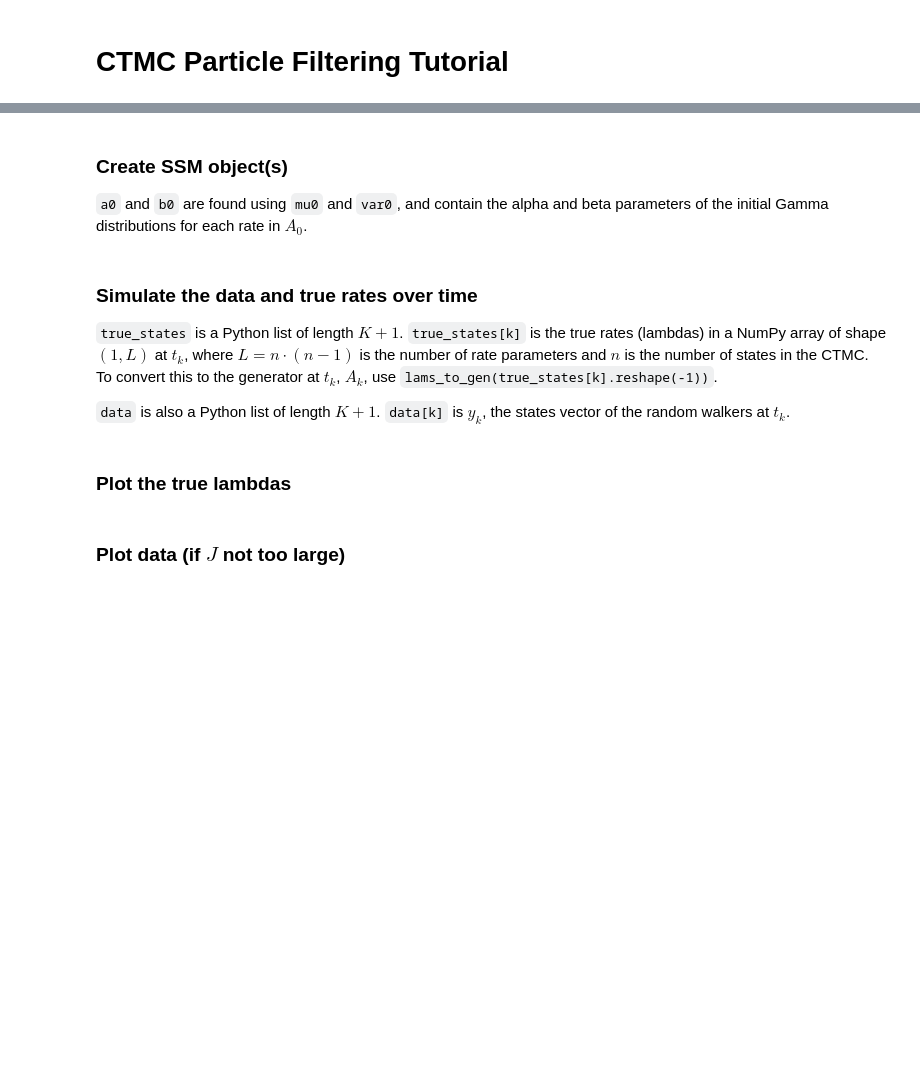
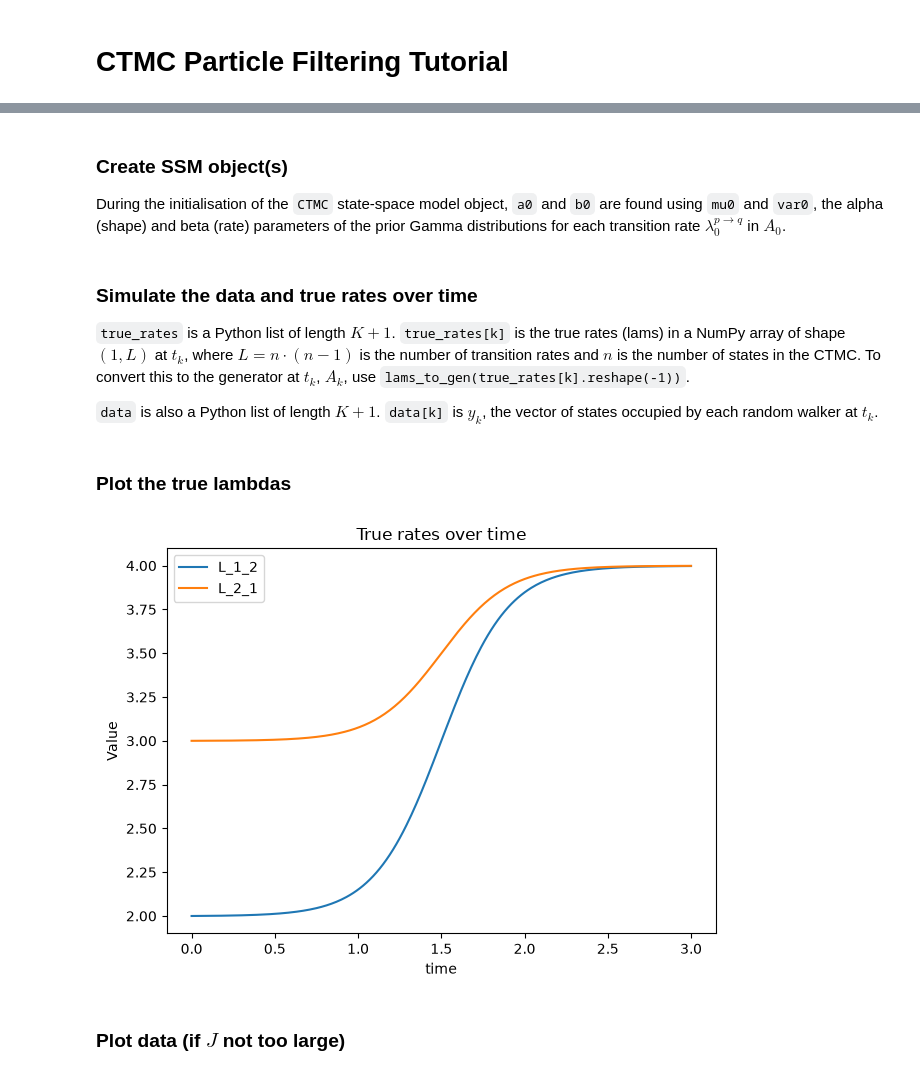
Before and after one commit to JayBrydon2015/ctmc-particle-filtering, a Jupyter notebook: tutorial.ipynb, the cells around one changed output, grey strips where cells are left out. Saved outputs shown, nothing was run; the diff lists cells and outputs as text; code cells hidden in the pictures; blank space fills up the shorter version.

```diff
--- a/tutorial.ipynb
+++ b/tutorial.ipynb
@@ -52,5 +53,5 @@ time_points = delta_t * k_series
 # %% [markdown]
 ### Create SSM object(s)
 
-`a0` and `b0` are found using `mu0` and `var0`, and contain the alpha and beta parameters of the initial Gamma distributions for each rate in $A_0$.
+During the initialisation of the `CTMC` state-space model object, `a0` and `b0` are found using `mu0` and `var0`, the alpha (shape) and beta (rate) parameters of the prior Gamma distributions for each transition rate $\lambda^{p \to q}_0$ in $A_0$.
 # %%
@@ -65,39 +63,44 @@ y_init = ctmc_ssm.y_init
 # %% [markdown]
 ### Simulate the data and true rates over time
 
-`true_states` is a Python list of length $K+1$. `true_states[k]` is the true rates (lambdas) in a NumPy array of shape $(1, L)$ at $t_k$, where $L=n\cdot (n-1)$ is the number of rate parameters and $n$ is the number of states in the CTMC. To convert this to the generator at $t_k$, $A_k$, use `lams_to_gen(true_states[k].reshape(-1))`.
+`true_rates` is a Python list of length $K+1$. `true_rates[k]` is the true rates (lams) in a NumPy array of shape $(1, L)$ at $t_k$, where $L=n\cdot (n-1)$ is the number of transition rates and $n$ is the number of states in the CTMC. To convert this to the generator at $t_k$, $A_k$, use `lams_to_gen(true_rates[k].reshape(-1))`.
 
-`data` is also a Python list of length $K+1$. `data[k]` is $y_k$, the states vector of the random walkers at $t_k$.
+`data` is also a Python list of length $K+1$. `data[k]` is $y_k$, the vector of states occupied by each random walker at $t_k$.
 # %%
-## Sigmoid growth ##
+## Simulate true rates: sigmoid growth ##
+
 max_growth = np.array([2, 1]) # Must be same shape as mu0
-sig_func_val = 14 # Tune this to achieve desired shape of sigmoid growth
-true_states = simulate_sigmoid_growth(mu0=mu0, max_growth=max_growth, K=K,
-                                      sig_func_val=sig_func_val)
-data = simulate_data(true_rates=true_states, n=n, J=J, delta_t=delta_t,
-                     y_init=y_init)
+s = 0.05 # Tune this to achieve desired shape of sigmoid growth
+
+true_rates = simulate_sigmoid_growth(
+    mu0=mu0, max_growth=max_growth, K=K, s=s
+)
 
 
-## Store true lambdas in Pandas dataframe ##
-lams_gen_positions = [lams_idx_to_gen_pos(i, n)
-                      for i in range(true_states[0].shape[1])]
-true_lams = pd.DataFrame(np.stack([true_state.reshape(-1)
-                                   for true_state in true_states]),
-                         columns=[f"λ_{p}{q}" for p, q in lams_gen_positions],
-                         index=k_series)
-true_lams = true_lams.rename_axis('k')
+## Simulate data ##
+
+data = simulate_data(
+    true_rates=true_rates, n=n, J=J, delta_t=delta_t, y_init=y_init
+)
+
+
+## Store true transition rates in pandas dataframe ##
+
+true_rates_df = make_true_rates_dataframe(true_rates=true_rates, n=n)
 # %% [markdown]
 ### Plot the true lambdas
 # %%
-for col in true_lams.columns:
-    plt.plot(k_series, true_lams[col], label=col)
+for col in true_rates_df.columns:
+    plt.plot(time_series, true_rates_df[col], label=col)
 
-plt.xlabel("k")
+plt.xlabel("time")
 plt.ylabel("Value")
 plt.title("True rates over time")
 plt.legend()
 plt.tight_layout()
 plt.show()
+# %% [output]
+[figure, added]
 # %% [markdown]
 ### Plot data (if $J$ not too large)
 # %%
```
Also changed, not shown: parts of 18 cells of this notebook, 21 other files.
